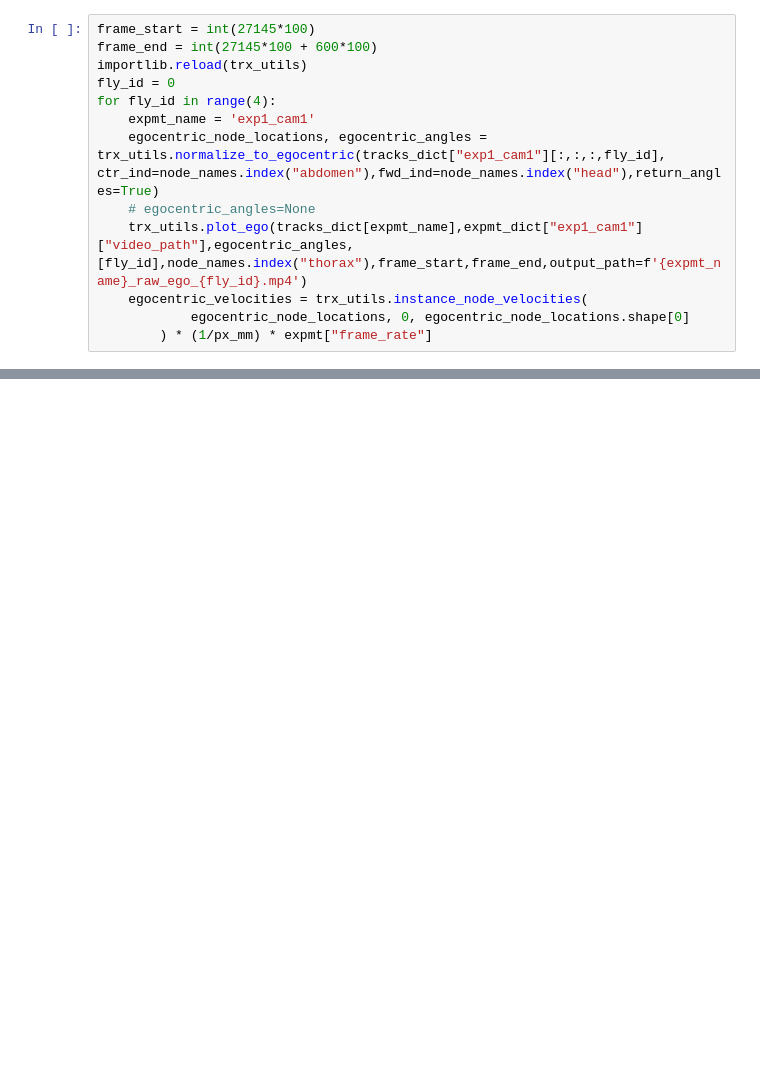
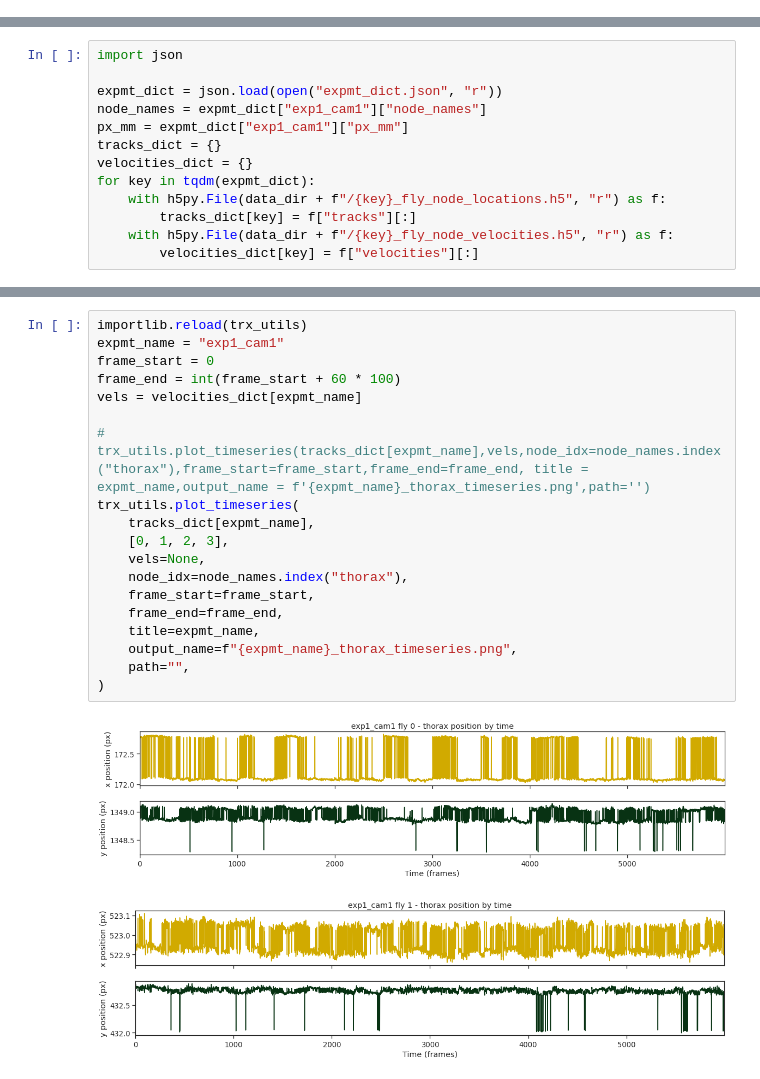
Before and after one commit to Wolfffff/long-timescale-behavior, a Jupyter notebook: analysis/notebooks/20220110_raw_analysis.ipynb, the cells around one changed output, grey strips where cells are left out. Cells and saved outputs as stored; diff of their text form; blank space fills up the shorter version.

```diff
--- a/analysis/notebooks/20220110_raw_analysis.ipynb
+++ b/analysis/notebooks/20220110_raw_analysis.ipynb
@@ -188,13 +0,0 @@ Frame 13
-# %%
-frame_start = int(27145*100)
-frame_end = int(27145*100 + 600*100)
-importlib.reload(trx_utils)
-fly_id = 0
-for fly_id in range(4):
-    expmt_name = 'exp1_cam1'
-    egocentric_node_locations, egocentric_angles = trx_utils.normalize_to_egocentric(tracks_dict["exp1_cam1"][:,:,:,fly_id], ctr_ind=node_names.index("abdomen"),fwd_ind=node_names.index("head"),return_angles=True)
-    # egocentric_angles=None
-    trx_utils.plot_ego(tracks_dict[expmt_name],expmt_dict["exp1_cam1"]["video_path"],egocentric_angles,[fly_id],node_names.index("thorax"),frame_start,frame_end,output_path=f'{expmt_name}_raw_ego_{fly_id}.mp4')
-    egocentric_velocities = trx_utils.instance_node_velocities(
-            egocentric_node_locations, 0, egocentric_node_locations.shape[0]
-        ) * (1/px_mm) * expmt["frame_rate"]
@@ -200,0 +202,13 @@ for fly_id in range(4):
+# %%
+import json
+
+expmt_dict = json.load(open("expmt_dict.json", "r"))
+node_names = expmt_dict["exp1_cam1"]["node_names"]
+px_mm = expmt_dict["exp1_cam1"]["px_mm"]
+tracks_dict = {}
+velocities_dict = {}
+for key in tqdm(expmt_dict):
+    with h5py.File(data_dir + f"/{key}_fly_node_locations.h5", "r") as f:
+        tracks_dict[key] = f["tracks"][:]
+    with h5py.File(data_dir + f"/{key}_fly_node_velocities.h5", "r") as f:
+        velocities_dict[key] = f["velocities"][:]
@@ -200,0 +219,22 @@ for fly_id in range(4):
+# %%
+importlib.reload(trx_utils)
+expmt_name = "exp1_cam1"
+frame_start = 0
+frame_end = int(frame_start + 60 * 100)
+vels = velocities_dict[expmt_name]
+
+# trx_utils.plot_timeseries(tracks_dict[expmt_name],vels,node_idx=node_names.index("thorax"),frame_start=frame_start,frame_end=frame_end, title = expmt_name,output_name = f'{expmt_name}_thorax_timeseries.png',path='')
+trx_utils.plot_timeseries(
+    tracks_dict[expmt_name],
+    [0, 1, 2, 3],
+    vels=None,
+    node_idx=node_names.index("thorax"),
+    frame_start=frame_start,
+    frame_end=frame_end,
+    title=expmt_name,
+    output_name=f"{expmt_name}_thorax_timeseries.png",
+    path="",
+)
+# %% [output]
+[figure, added]
+[figure, added]
```
Also changed, not shown: parts of 46 cells of this notebook, 37 other files.
